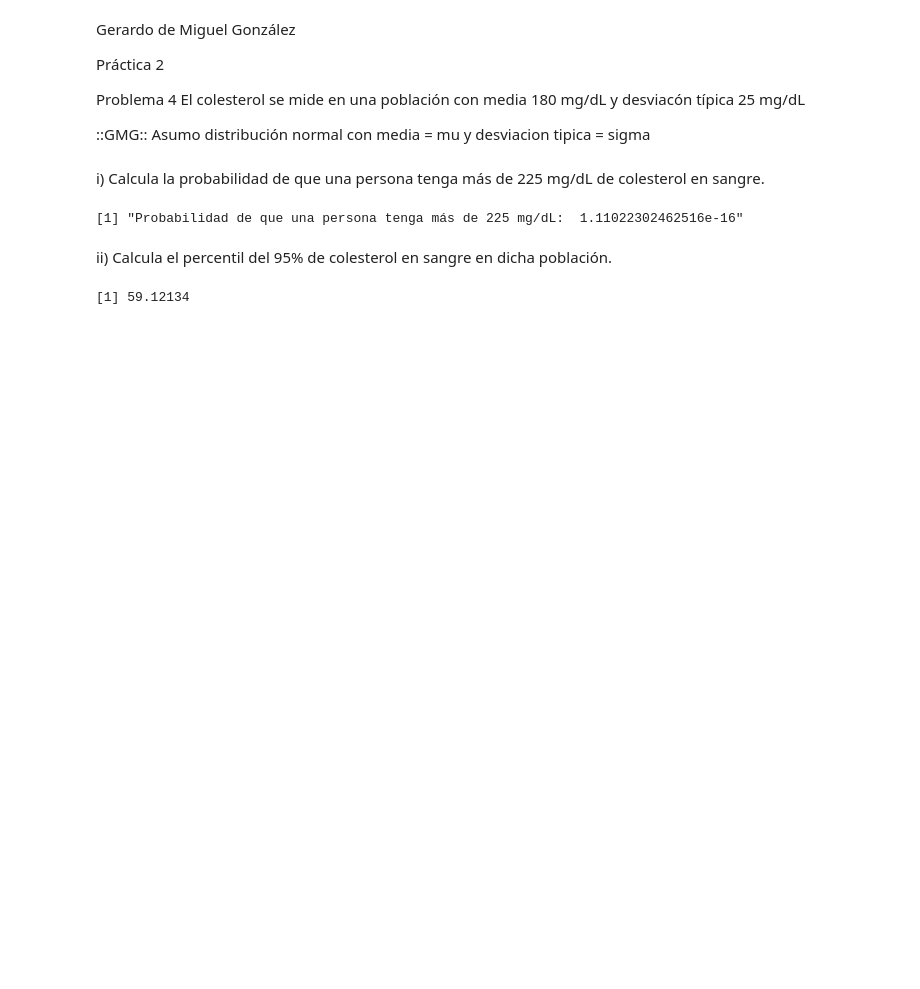
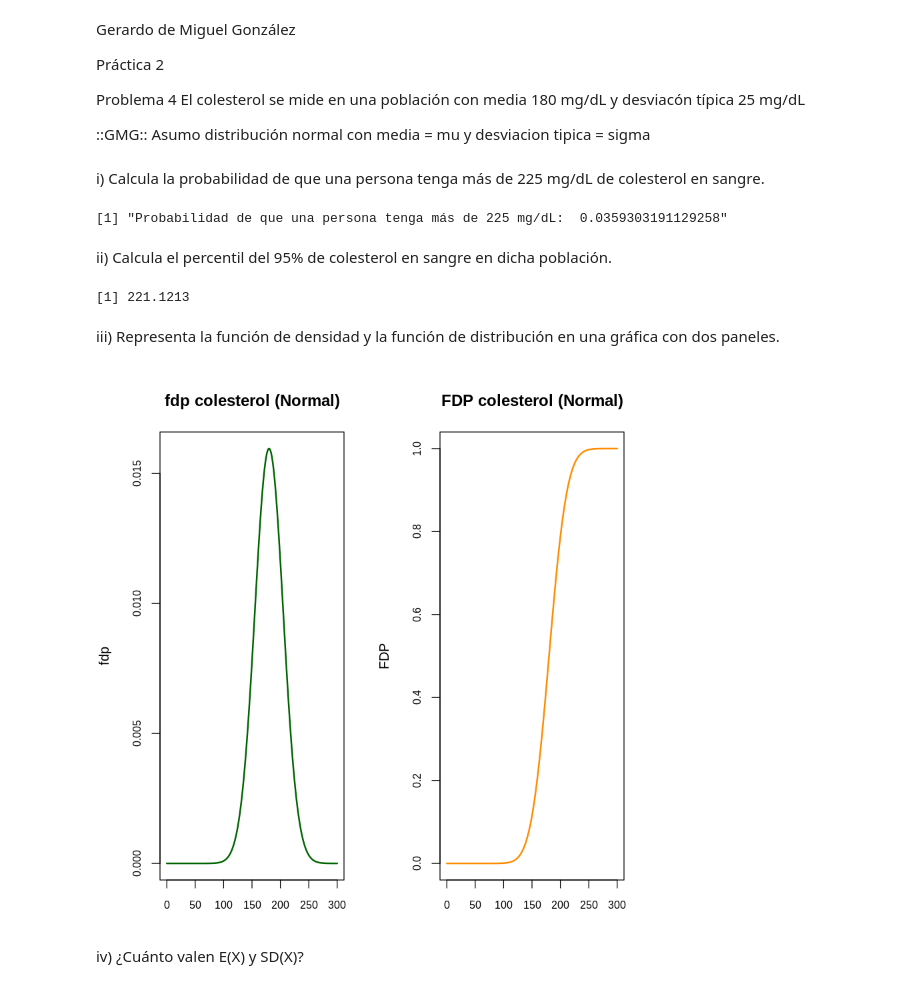
Before and after one commit to yerartdev/uc-m1965-stats, a Jupyter notebook: p2/p2-distribuciones-gerardo-de-miguel.ipynb, the cells around one changed output. Saved outputs shown, nothing was run; the diff lists cells and outputs as text; code cells hidden in the pictures; blank space fills up the shorter version.

```diff
--- a/p2/p2-distribuciones-gerardo-de-miguel.ipynb
+++ b/p2/p2-distribuciones-gerardo-de-miguel.ipynb
@@ -7,7 +7,7 @@ Problema 4 El colesterol se mide en una población con media 180 mg/dL y desviac
 
 ::GMG:: Asumo distribución normal con media = mu y desviacion tipica = sigma
 # %%
-mu <- 18 # mg/dL
+mu <- 180 # mg/dL
 sigma <- 25 # mg/dL
 # %% [markdown]
 i)  Calcula la probabilidad de que una persona tenga más de 225 mg/dL de colesterol en sangre.
@@ -15,11 +15,31 @@ i)  Calcula la probabilidad de que una persona tenga más de 225 mg/dL de colest
 p_mas_de <- 1 - pnorm(q = 225, mean = mu, sd = sigma)
 print(paste("Probabilidad de que una persona tenga más de 225 mg/dL: ", p_mas_de))
 # %% [output]
-[1] "Probabilidad de que una persona tenga más de 225 mg/dL:  1.11022302462516e-16"
+[1] "Probabilidad de que una persona tenga más de 225 mg/dL:  0.0359303191129258"
 # %% [markdown]
 ii)  Calcula el percentil del 95% de colesterol en sangre en dicha población.
 # %%
 percentil <- 0.95
 qnorm(p = percentil,mean = mu,sd = sigma)
 # %% [output]
-[1] 59.12134
+[1] 221.1213
+# %% [markdown]
+iii) Representa la función de densidad y la función de distribución en una gráfica con dos paneles.
+# %%
+xseq <- seq(0,12*sigma,.5)
+dens <- dnorm(x = xseq,mean = mu,sd = sigma)
+dist <- pnorm(q = xseq,mean = mu,sd = sigma)
+# %%
+par(mfrow=c(1,2), mar=c(3,4,4,2))
+plot(xseq, dens, col="darkgreen",
+     xlab="", ylab="fdp",
+     type="l",lwd=2, cex=2,
+     main="fdp colesterol (Normal)", cex.axis=.8)
+plot(xseq, dist, col="darkorange",
+     xlab="", ylab="FDP",
+     type="l",lwd=2, cex=2,
+     main="FDP colesterol (Normal)", cex.axis=.8)
+# %% [output]
+[figure, added]
+# %% [markdown]
+iv) ¿Cuánto valen E(X) y SD(X)?
```
